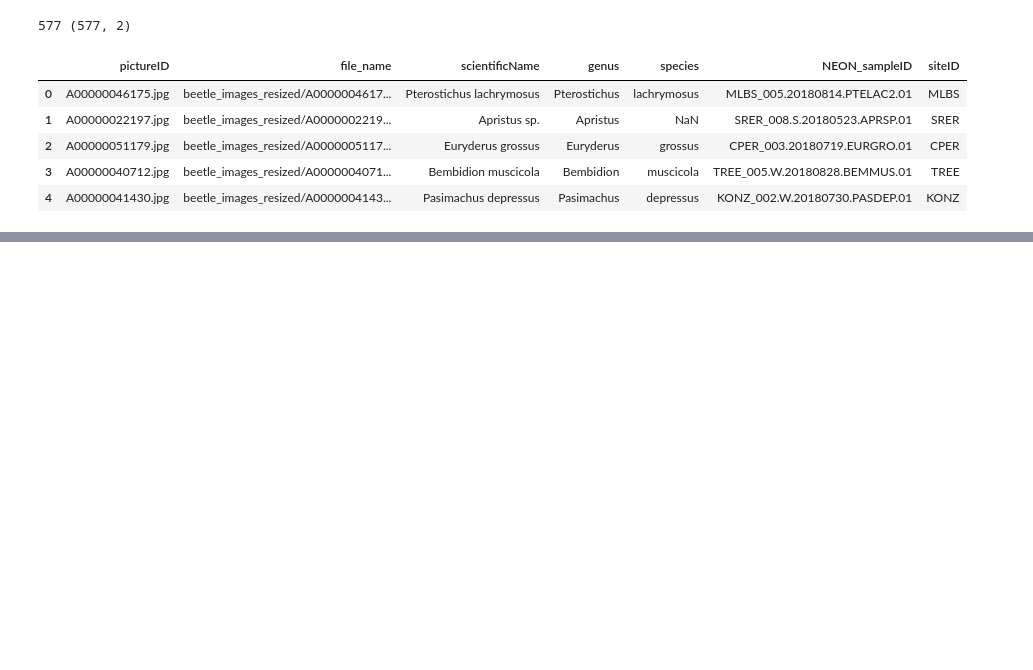
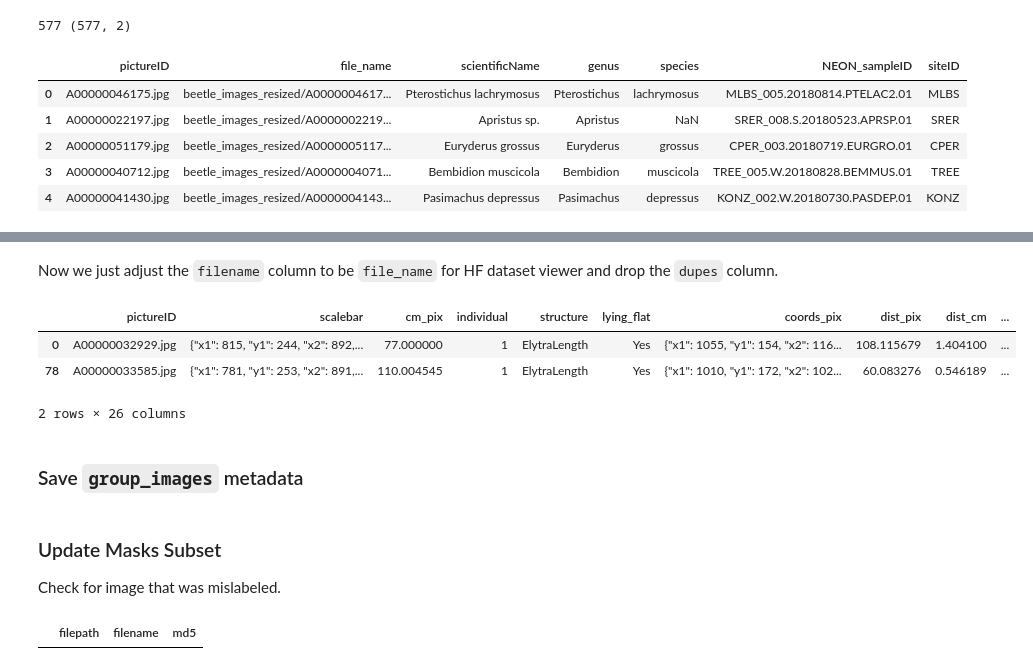
Before and after one commit to Imageomics/2018-NEON-beetles-processing, a Jupyter notebook: notebooks/EDA-0-4.ipynb, the cells around one changed output, grey strips where cells are left out. Cells and saved outputs as stored; diff of their text form; code cells hidden in the pictures; blank space fills up the shorter version.

Commit message:
Update other group image metadata files for dataset viewer

```diff
--- a/notebooks/EDA-0-4.ipynb
+++ b/notebooks/EDA-0-4.ipynb
@@ -48,0 +57,4 @@ df.to_csv("../data/BeetleMeasurements_resized.csv", index = False)
+# %%
+# at commit 10f6ed40764864e1edc0c0022f66642367161606
+meta_df = pd.read_csv("https://huggingface.co/datasets/imageomics/2018-NEON-beetles/resolve/main/BeetleMeasurements.csv", low_memory=False)
+meta_df.head(2)
@@ -48,0 +66,3 @@ df.to_csv("../data/BeetleMeasurements_resized.csv", index = False)
+# %%
+gp_df = pd.read_csv("../metadata/group_images_sb.csv", low_memory=False)
+gp_df.head()
@@ -48,0 +146,14 @@ df.to_csv("../data/BeetleMeasurements_resized.csv", index = False)
+# %%
+gp_df.loc[gp_df["filename"] == "A00000006924.jpg"] = "A00000069245.jpg"
+
+gp_meta = pd.merge(meta_df, gp_df[["filename", "md5"]],
+                   left_on = "pictureID",
+                   right_on = "filename",
+                   how = "inner")
+print(gp_meta.shape)
+
+gp_meta["dupes"] = gp_meta.duplicated(subset = ["pictureID", "filename", "md5"], keep = "first")
+print(gp_meta["dupes"].value_counts())
+
+gp_meta_cleaned = gp_meta.loc[~gp_meta["dupes"]].copy()
+gp_meta_cleaned.shape
@@ -48,0 +167,11 @@ df.to_csv("../data/BeetleMeasurements_resized.csv", index = False)
+# %% [markdown]
+Now we just adjust the `filename` column to be `file_name` for HF dataset viewer and drop the `dupes` column.
+# %%
+gp_meta_cleaned.rename(columns={"filename": "file_name"}, inplace=True)
+gp_meta_cleaned.drop(columns="dupes", inplace=True)
+gp_meta_cleaned.head(2)
+# %% [output]
+|  | pictureID | scalebar | cm_pix | individual | structure | lying_flat | coords_pix | dist_pix | dist_cm | ... |
+| 0 | A00000032929.jpg | {"x1": 815, "y1": 244, "x2": 892,... | 77.000000 | 1 | ElytraLength | Yes | {"x1": 1055, "y1": 154, "x2": 116... | 108.115679 | 1.404100 | ... |
+| 78 | A00000033585.jpg | {"x1": 781, "y1": 253, "x2": 891,... | 110.004545 | 1 | ElytraLength | Yes | {"x1": 1010, "y1": 172, "x2": 102... | 60.083276 | 0.546189 | ... |
+2 rows × 26 columns
@@ -48,0 +181,2 @@ df.to_csv("../data/BeetleMeasurements_resized.csv", index = False)
+# %% [markdown]
+### Save `group_images` metadata
@@ -48,0 +185,10 @@ df.to_csv("../data/BeetleMeasurements_resized.csv", index = False)
+# %% [markdown]
+### Update Masks Subset
+
+Check for image that was mislabeled.
+# %%
+gp_m_df = pd.read_csv("../metadata/group_images_masks_sb.csv", low_memory=False)
+
+gp_m_df.loc[gp_m_df["filename"] == "A00000006924.jpg"]
+# %% [output]
+|  | filepath | filename | md5 |
```
Also changed, not shown: parts of 31 cells of this notebook, 1 other file.
